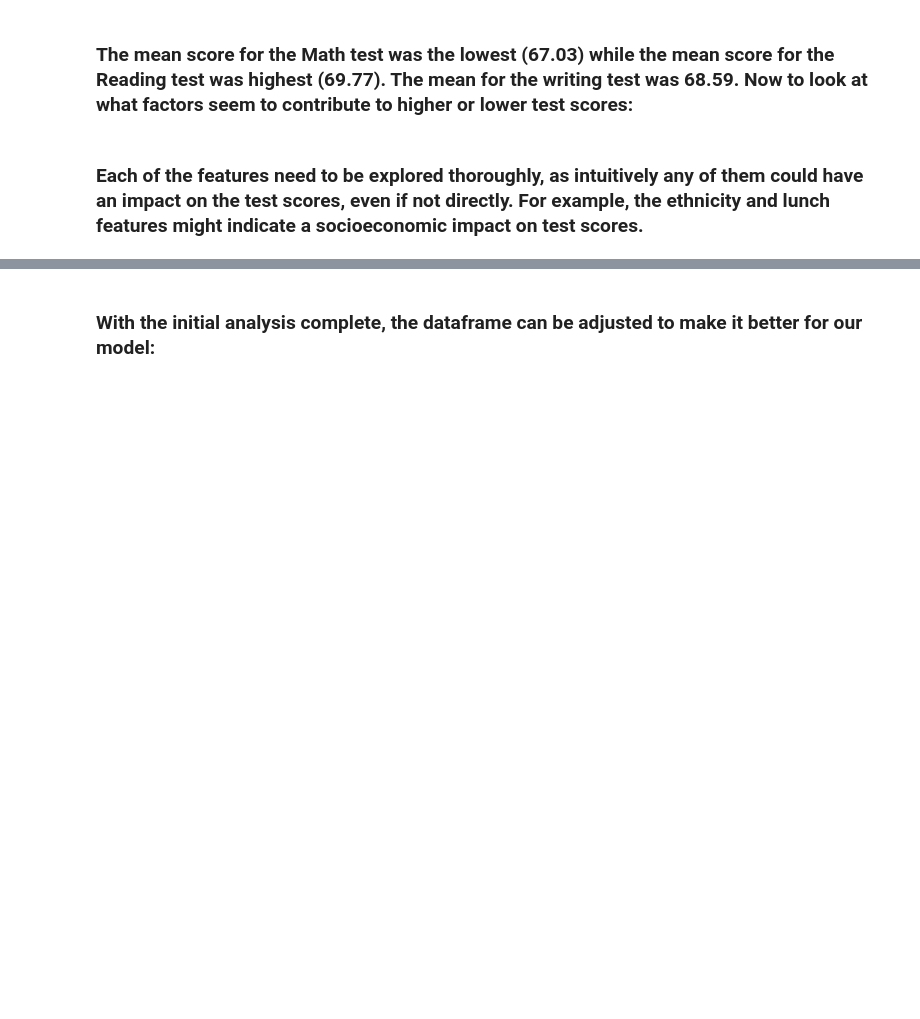
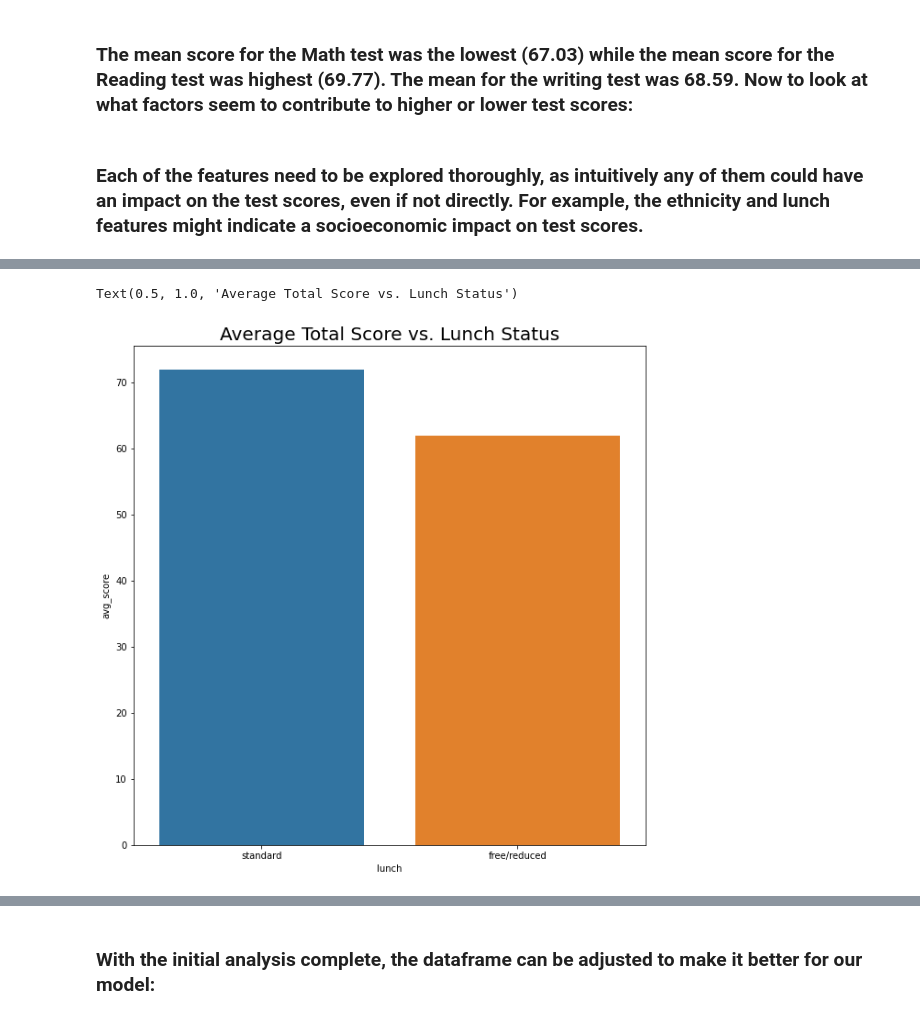
Before and after one commit to dbbabcock/data602_project_1_student_success, a Jupyter notebook: Cleaning and EDA/stu_perf_cleaning_and_eda.ipynb, the cells around one changed output, grey strips where cells are left out. Saved outputs shown, nothing was run; the diff lists cells and outputs as text; code cells hidden in the pictures; blank space fills up the shorter version.

```diff
--- a/Cleaning and EDA/stu_perf_cleaning_and_eda.ipynb
+++ b/Cleaning and EDA/stu_perf_cleaning_and_eda.ipynb
@@ -182,0 +212,11 @@ Text(0.5, 1.0, 'Average Total Test Score vs. Ethnicity and Sex')
+# %%
+fig = plt.subplots(figsize=(10,10))
+# Create barplot of ethnicity vs. avg_score split between standard or free/reduced lunch:
+sns.barplot(x ='lunch',
+            y ='avg_score',
+            data = stu_perf_df,
+            ci=None)
+plt.title("Average Total Score vs. Lunch Status", fontdict={'fontsize':20})
+# %% [output]
+Text(0.5, 1.0, 'Average Total Score vs. Lunch Status')
+[figure, added]
```
Also changed, not shown: parts of 15 cells of this notebook.
